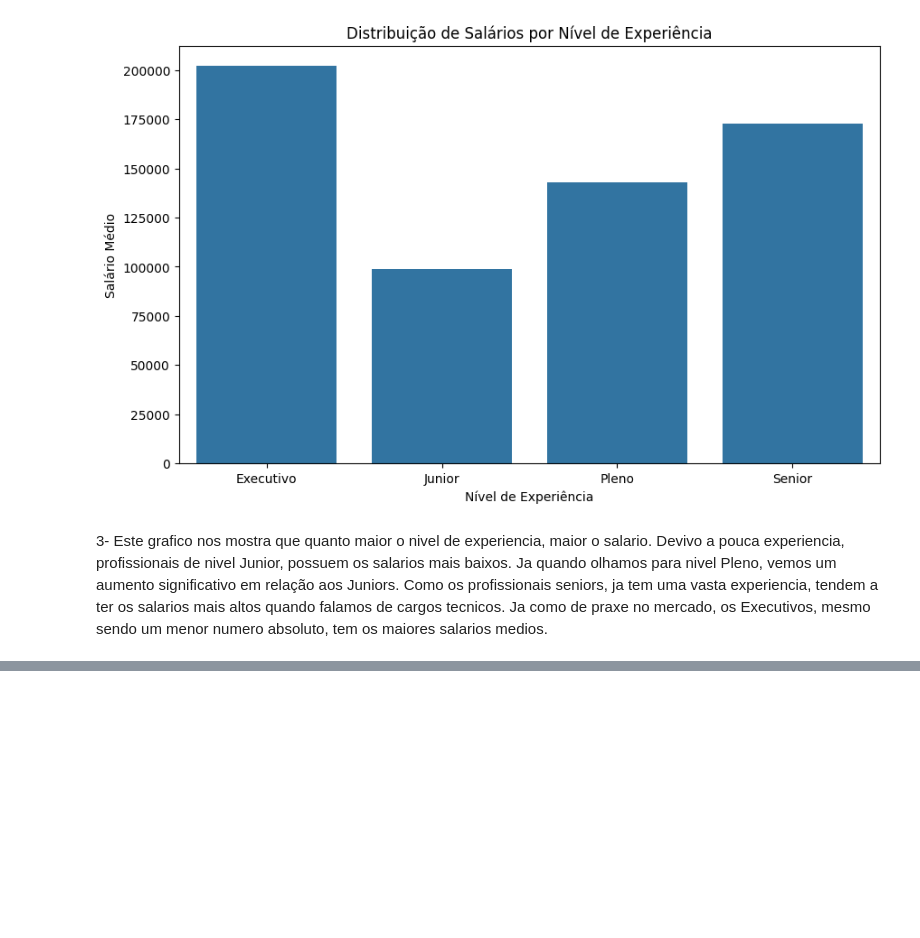
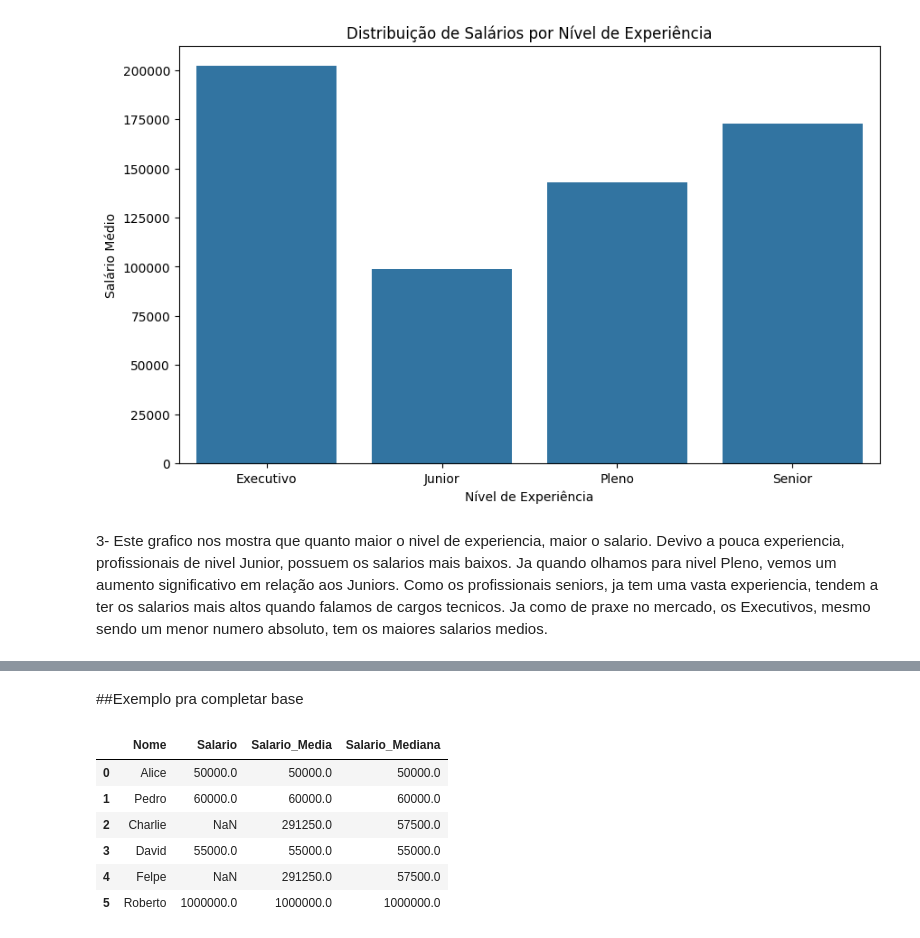
Before and after one commit to cauancalmeida/Portefolio, a Jupyter notebook: Imersão_Alura.ipynb, the cells around one changed output, grey strips where cells are left out. Drawn from its saved outputs; the diff is of its cells as text; code cells hidden in the pictures; blank space fills up the shorter version.

```diff
--- a/Imersão_Alura.ipynb
+++ b/Imersão_Alura.ipynb
@@ -306,0 +421,25 @@ Ja como de praxe no mercado, os Executivos, mesmo sendo um menor numero absoluto
+# %% [markdown]
+##Exemplo pra completar base
+# %%
+#Cria Datafame de teste
+df_salarios = pd.DataFrame(
+    {
+        'Nome': ['Alice', 'Pedro', 'Charlie', 'David','Felpe','Roberto'],
+        'Salario': [50000, 60000, np.nan, 55000, np.nan,1000000]
+    }
+)
+#substitui os nulos pela media
+df_salarios['Salario_Media']= df_salarios['Salario'].fillna(df_salarios['Salario'].mean().round(2))
+
+#substitui os nulos pela mediana
+df_salarios['Salario_Mediana']= df_salarios['Salario'].fillna(df_salarios['Salario'].median())
+
+df_salarios
+# %% [output]
+|  | Nome | Salario | Salario_Media | Salario_Mediana |
+| 0 | Alice | 50000.0 | 50000.0 | 50000.0 |
+| 1 | Pedro | 60000.0 | 60000.0 | 60000.0 |
+| 2 | Charlie | NaN | 291250.0 | 57500.0 |
+| 3 | David | 55000.0 | 55000.0 | 55000.0 |
+| 4 | Felpe | NaN | 291250.0 | 57500.0 |
+| 5 | Roberto | 1000000.0 | 1000000.0 | 1000000.0 |
```
Also changed, not shown: parts of 22 cells of this notebook.
